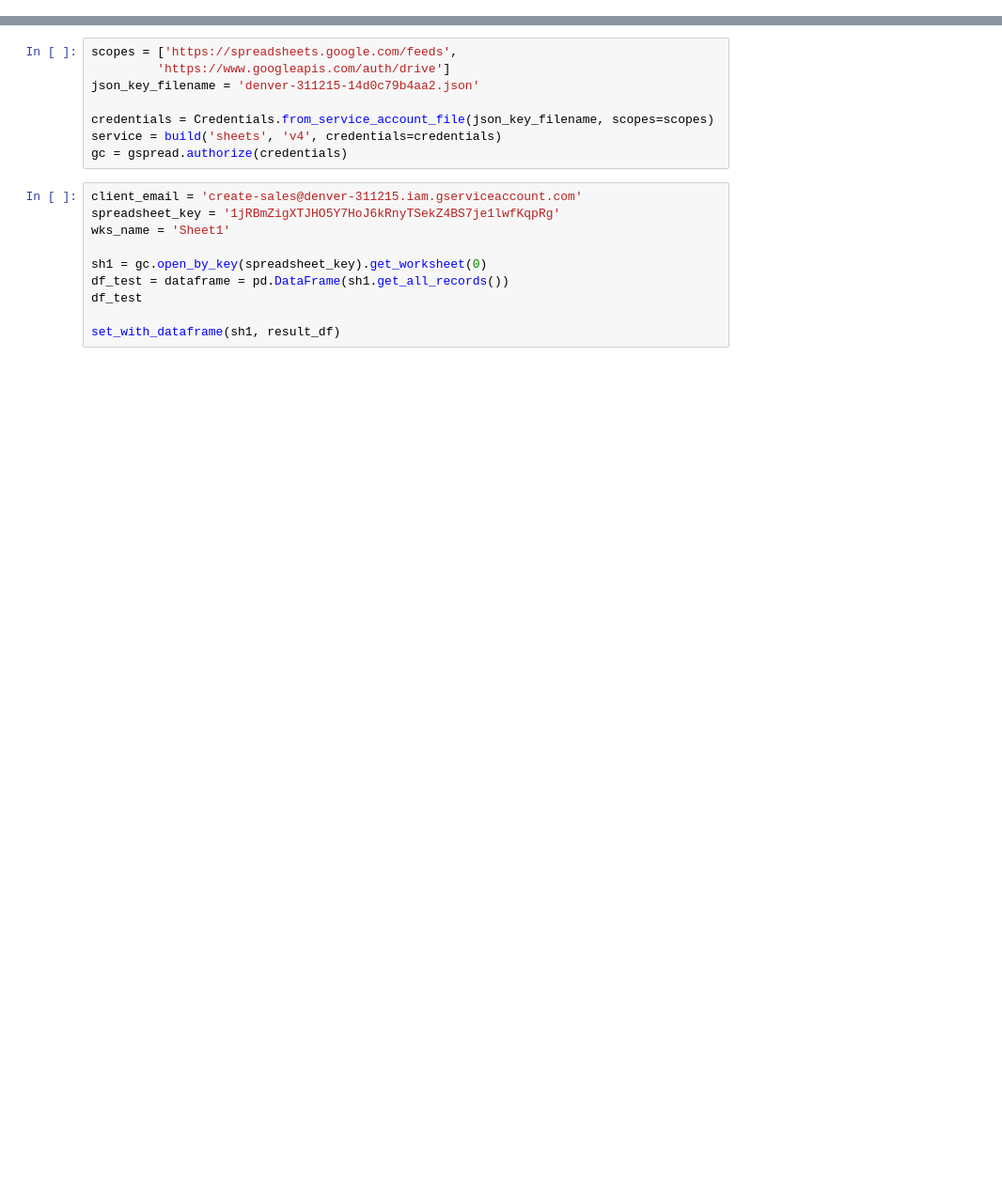
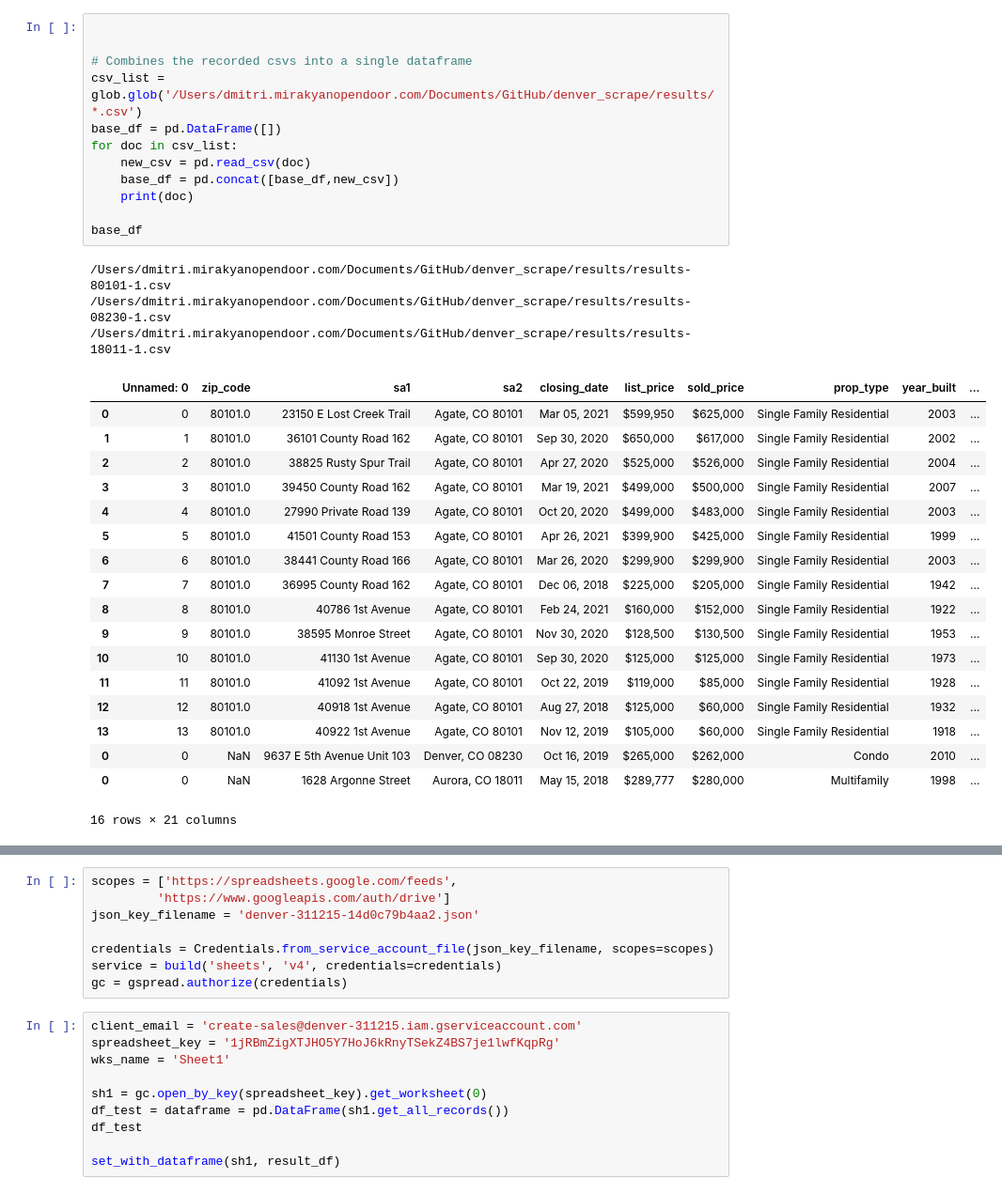
Before and after one commit to dmirakyan/denver_scrape, a Jupyter notebook: Scrape Denver home sale data.ipynb, the cells around one changed output, grey strips where cells are left out. Shown at 94% size. Saved outputs shown, nothing was run; the diff lists cells and outputs as text; blank space fills up the shorter version.

```diff
--- a/Scrape Denver home sale data.ipynb
+++ b/Scrape Denver home sale data.ipynb
@@ -112,0 +192,34 @@ KeyboardInterrupt:
+# %%
+
+
+# Combines the recorded csvs into a single dataframe
+csv_list = glob.glob('/Users/dmitri.mirakyanopendoor.com/Documents/GitHub/denver_scrape/results/*.csv')
+base_df = pd.DataFrame([])
+for doc in csv_list:
+    new_csv = pd.read_csv(doc)
+    base_df = pd.concat([base_df,new_csv])
+    print(doc)
+
+base_df
+# %% [output]
+/Users/dmitri.mirakyanopendoor.com/Documents/GitHub/denver_scrape/results/results-80101-1.csv
+/Users/dmitri.mirakyanopendoor.com/Documents/GitHub/denver_scrape/results/results-08230-1.csv
+/Users/dmitri.mirakyanopendoor.com/Documents/GitHub/denver_scrape/results/results-18011-1.csv
+|  | Unnamed: 0 | zip_code | sa1 | sa2 | closing_date | list_price | sold_price | prop_type | year_built | ... |
+| 0 | 0 | 80101.0 | 23150 E Lost Creek Trail | Agate, CO 80101 | Mar 05, 2021 | $599,950 | $625,000 | Single Family Residential | 2003 | ... |
+| 1 | 1 | 80101.0 | 36101 County Road 162 | Agate, CO 80101 | Sep 30, 2020 | $650,000 | $617,000 | Single Family Residential | 2002 | ... |
+| 2 | 2 | 80101.0 | 38825 Rusty Spur Trail | Agate, CO 80101 | Apr 27, 2020 | $525,000 | $526,000 | Single Family Residential | 2004 | ... |
+| 3 | 3 | 80101.0 | 39450 County Road 162 | Agate, CO 80101 | Mar 19, 2021 | $499,000 | $500,000 | Single Family Residential | 2007 | ... |
+| 4 | 4 | 80101.0 | 27990 Private Road 139 | Agate, CO 80101 | Oct 20, 2020 | $499,000 | $483,000 | Single Family Residential | 2003 | ... |
+| 5 | 5 | 80101.0 | 41501 County Road 153 | Agate, CO 80101 | Apr 26, 2021 | $399,900 | $425,000 | Single Family Residential | 1999 | ... |
+| 6 | 6 | 80101.0 | 38441 County Road 166 | Agate, CO 80101 | Mar 26, 2020 | $299,900 | $299,900 | Single Family Residential | 2003 | ... |
+| 7 | 7 | 80101.0 | 36995 County Road 162 | Agate, CO 80101 | Dec 06, 2018 | $225,000 | $205,000 | Single Family Residential | 1942 | ... |
+| 8 | 8 | 80101.0 | 40786 1st Avenue | Agate, CO 80101 | Feb 24, 2021 | $160,000 | $152,000 | Single Family Residential | 1922 | ... |
+| 9 | 9 | 80101.0 | 38595 Monroe Street | Agate, CO 80101 | Nov 30, 2020 | $128,500 | $130,500 | Single Family Residential | 1953 | ... |
+| 10 | 10 | 80101.0 | 41130 1st Avenue | Agate, CO 80101 | Sep 30, 2020 | $125,000 | $125,000 | Single Family Residential | 1973 | ... |
+| 11 | 11 | 80101.0 | 41092 1st Avenue | Agate, CO 80101 | Oct 22, 2019 | $119,000 | $85,000 | Single Family Residential | 1928 | ... |
+| 12 | 12 | 80101.0 | 40918 1st Avenue | Agate, CO 80101 | Aug 27, 2018 | $125,000 | $60,000 | Single Family Residential | 1932 | ... |
+| 13 | 13 | 80101.0 | 40922 1st Avenue | Agate, CO 80101 | Nov 12, 2019 | $105,000 | $60,000 | Single Family Residential | 1918 | ... |
+| 0 | 0 | NaN | 9637 E 5th Avenue Unit 103 | Denver, CO 08230 | Oct 16, 2019 | $265,000 | $262,000 | Condo | 2010 | ... |
+| 0 | 0 | NaN | 1628 Argonne Street | Aurora, CO 18011 | May 15, 2018 | $289,777 | $280,000 | Multifamily | 1998 | ... |
+16 rows × 21 columns
```
Also changed, not shown: parts of 12 cells of this notebook, 18 other files.
